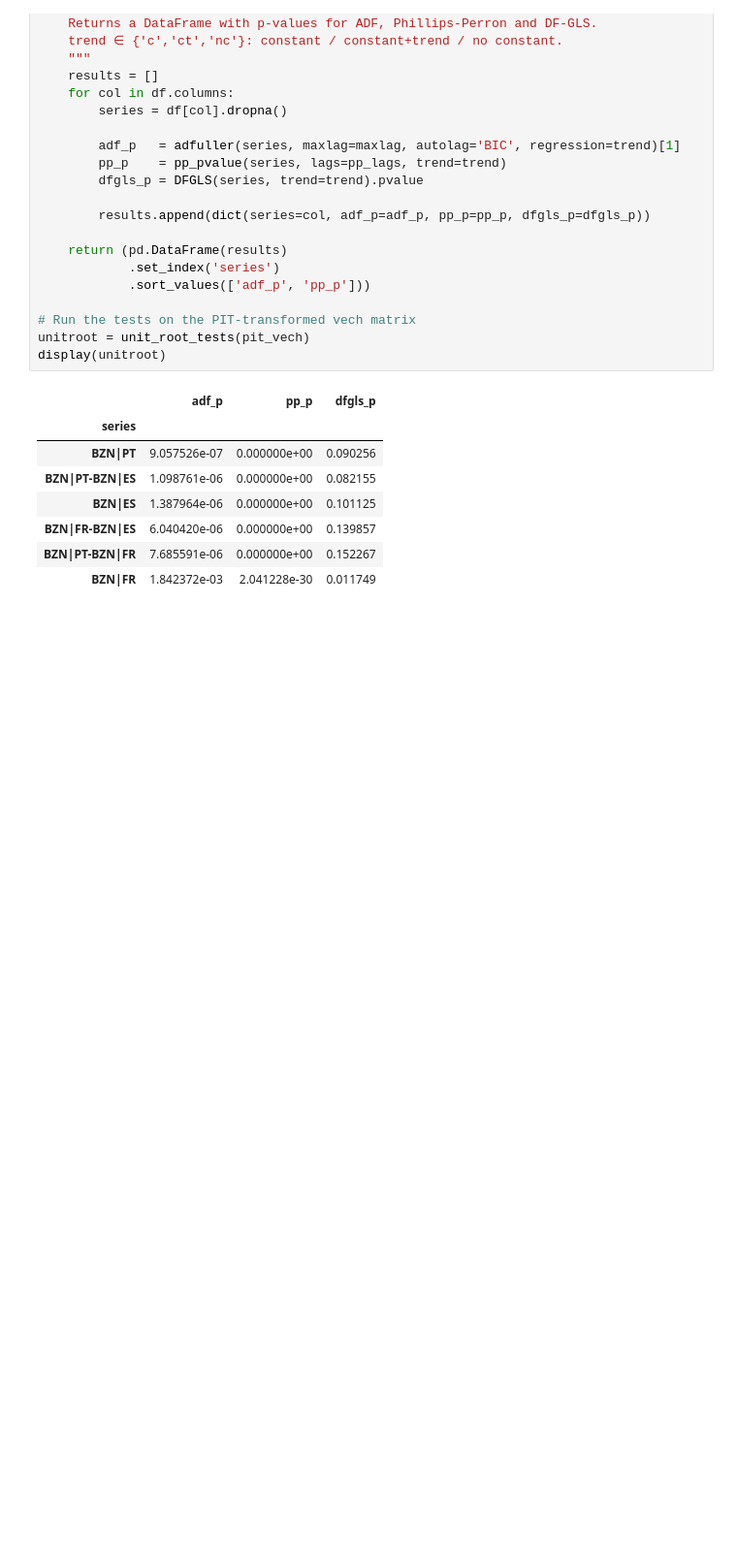
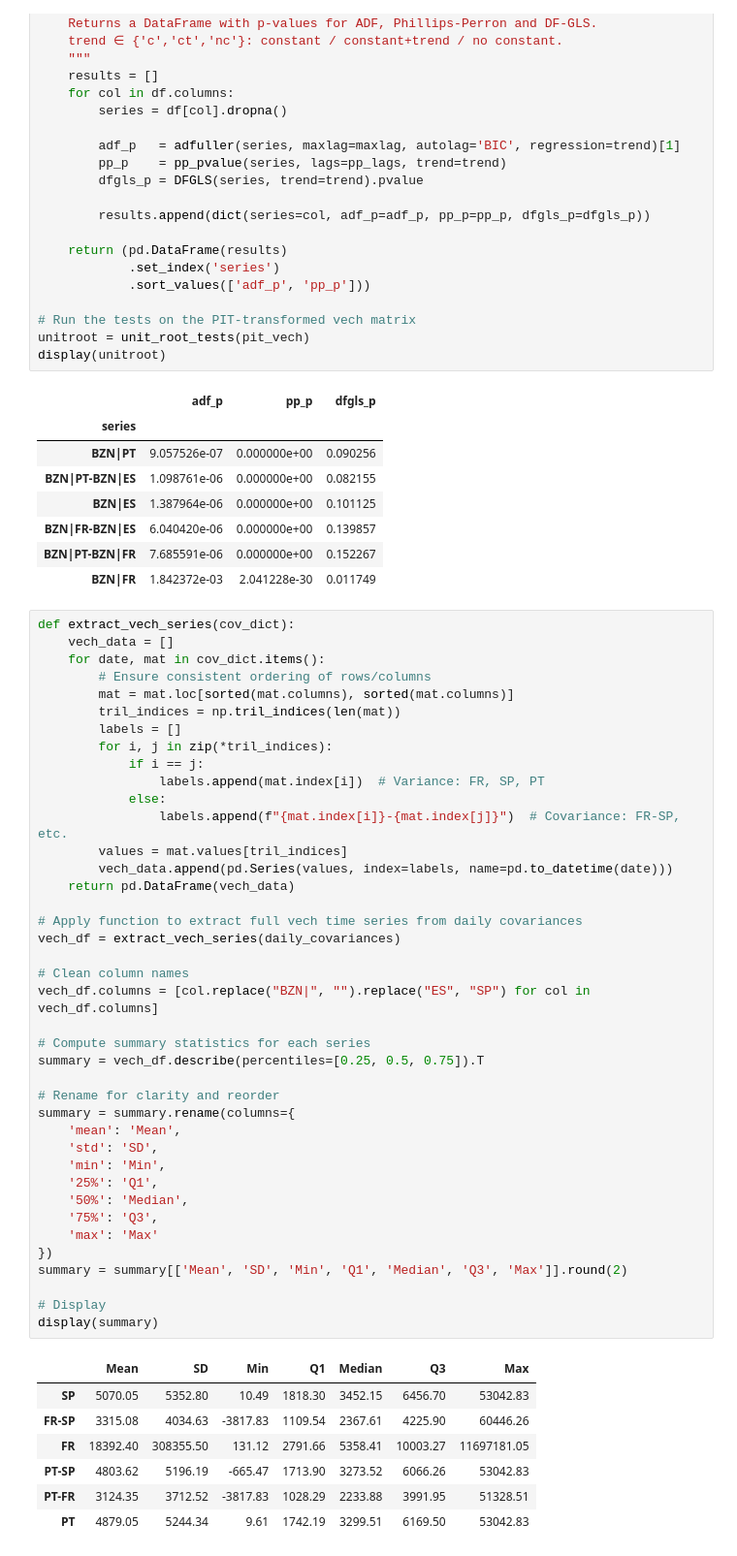
Before and after one commit to franrolotti/volatility-spillovers-methodology, a Jupyter notebook: 02_compute_realized_volatilities.ipynb, the cells around one changed output. Shown at 97% size. Saved outputs shown, nothing was run; the diff lists cells and outputs as text; blank space fills up the shorter version.

```diff
--- a/02_compute_realized_volatilities.ipynb
+++ b/02_compute_realized_volatilities.ipynb
@@ -591,3 +591,51 @@ display(unitroot)
 | BZN|FR-BZN|ES | 6.040420e-06 | 0.000000e+00 | 0.139857 |
 | BZN|PT-BZN|FR | 7.685591e-06 | 0.000000e+00 | 0.152267 |
 | BZN|FR | 1.842372e-03 | 2.041228e-30 | 0.011749 |
+# %%
+def extract_vech_series(cov_dict):
+    vech_data = []
+    for date, mat in cov_dict.items():
+        # Ensure consistent ordering of rows/columns
+        mat = mat.loc[sorted(mat.columns), sorted(mat.columns)]
+        tril_indices = np.tril_indices(len(mat))
+        labels = []
+        for i, j in zip(*tril_indices):
+            if i == j:
+                labels.append(mat.index[i])  # Variance: FR, SP, PT
+            else:
+                labels.append(f"{mat.index[i]}-{mat.index[j]}")  # Covariance: FR-SP, etc.
+        values = mat.values[tril_indices]
+        vech_data.append(pd.Series(values, index=labels, name=pd.to_datetime(date)))
+    return pd.DataFrame(vech_data)
+
+# Apply function to extract full vech time series from daily covariances
+vech_df = extract_vech_series(daily_covariances)
+
+# Clean column names
+vech_df.columns = [col.replace("BZN|", "").replace("ES", "SP") for col in vech_df.columns]
+
+# Compute summary statistics for each series
+summary = vech_df.describe(percentiles=[0.25, 0.5, 0.75]).T
+
+# Rename for clarity and reorder
+summary = summary.rename(columns={
+    'mean': 'Mean',
+    'std': 'SD',
+    'min': 'Min',
+    '25%': 'Q1',
+    '50%': 'Median',
+    '75%': 'Q3',
+    'max': 'Max'
+})
+summary = summary[['Mean', 'SD', 'Min', 'Q1', 'Median', 'Q3', 'Max']].round(2)
+
+# Display
+display(summary)
+# %% [output]
+|  | Mean | SD | Min | Q1 | Median | Q3 | Max |
+| SP | 5070.05 | 5352.80 | 10.49 | 1818.30 | 3452.15 | 6456.70 | 53042.83 |
+| FR-SP | 3315.08 | 4034.63 | -3817.83 | 1109.54 | 2367.61 | 4225.90 | 60446.26 |
+| FR | 18392.40 | 308355.50 | 131.12 | 2791.66 | 5358.41 | 10003.27 | 11697181.05 |
+| PT-SP | 4803.62 | 5196.19 | -665.47 | 1713.90 | 3273.52 | 6066.26 | 53042.83 |
+| PT-FR | 3124.35 | 3712.52 | -3817.83 | 1028.29 | 2233.88 | 3991.95 | 51328.51 |
+| PT | 4879.05 | 5244.34 | 9.61 | 1742.19 | 3299.51 | 6169.50 | 53042.83 |
```
